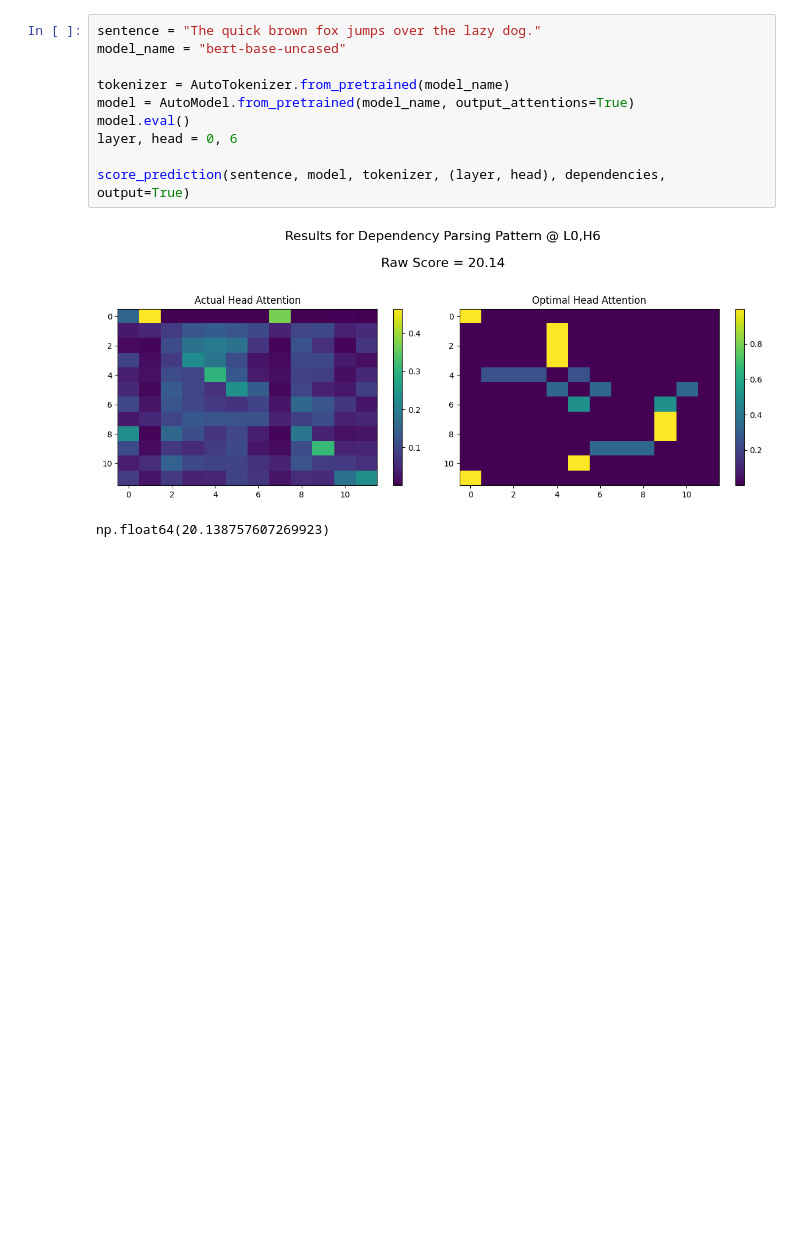
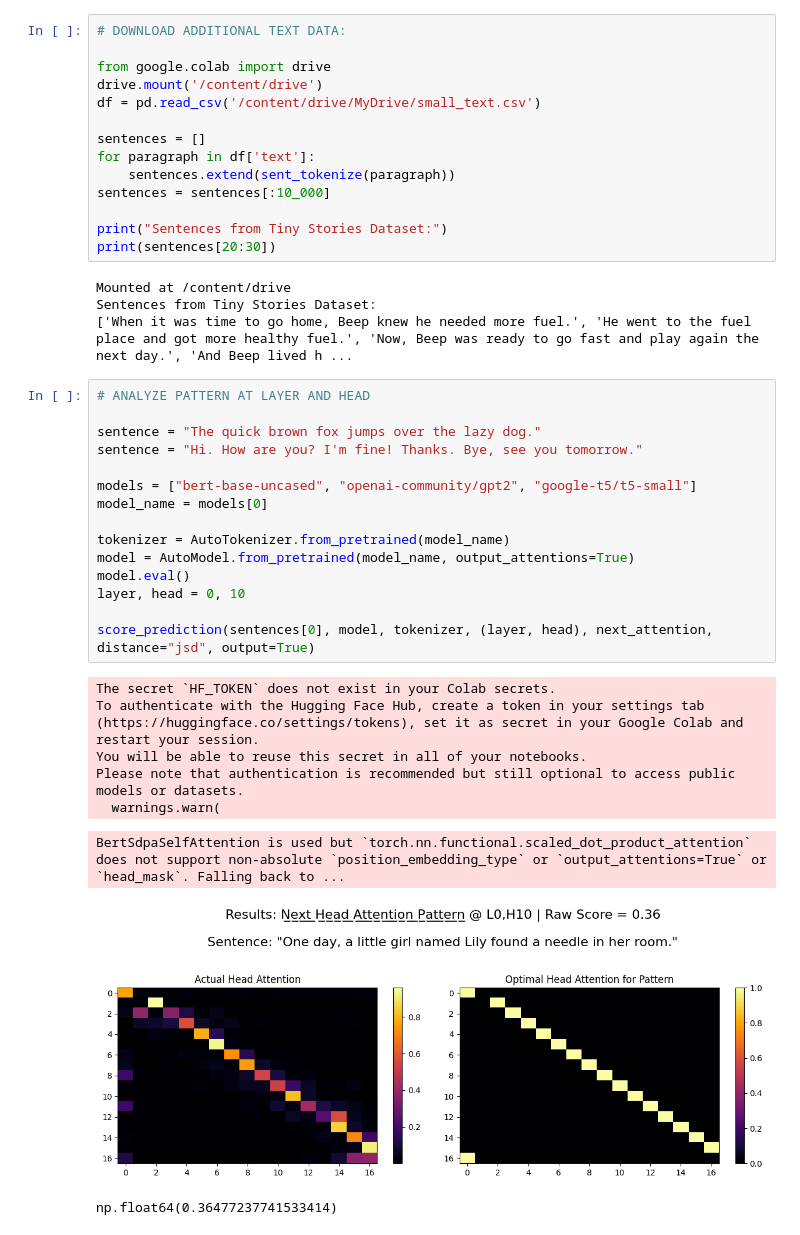
Before and after one commit to AmiriHayes/LLM-Interpretability, a Jupyter notebook: interpetability.ipynb, the cells around one changed output. Saved outputs shown, nothing was run; the diff lists cells and outputs as text; blank space fills up the shorter version.

```diff
--- a/interpetability.ipynb
+++ b/interpetability.ipynb
@@ -83,15 +179,44 @@ def score_prediction(sentence, torch_model, torch_tokenizer, head_loc, pattern,
     return score
+# %%
+# DOWNLOAD ADDITIONAL TEXT DATA:
+
+from google.colab import drive
+drive.mount('/content/drive')
+df = pd.read_csv('/content/drive/MyDrive/small_text.csv')
+
+sentences = []
+for paragraph in df['text']:
+    sentences.extend(sent_tokenize(paragraph))
+sentences = sentences[:10_000]
+
+print("Sentences from Tiny Stories Dataset:")
+print(sentences[20:30])
+# %% [output]
+Mounted at /content/drive
+Sentences from Tiny Stories Dataset:
+['When it was time to go home, Beep knew he needed more fuel.', 'He went to the fuel place and got more healthy fuel.', 'Now, Beep was ready to go fast and play again the next day.', 'And Beep lived h ...
 # %%
+# ANALYZE PATTERN AT LAYER AND HEAD
+
 sentence = "The quick brown fox jumps over the lazy dog."
-model_name = "bert-base-uncased"
+sentence = "Hi. How are you? I'm fine! Thanks. Bye, see you tomorrow."
+
+models = ["bert-base-uncased", "openai-community/gpt2", "google-t5/t5-small"]
+model_name = models[0]
 
 tokenizer = AutoTokenizer.from_pretrained(model_name)
 model = AutoModel.from_pretrained(model_name, output_attentions=True)
 model.eval()
-layer, head = 0, 6
+layer, head = 0, 10
 
-score_prediction(sentence, model, tokenizer, (layer, head), dependencies, output=True)
+score_prediction(sentences[0], model, tokenizer, (layer, head), next_attention, distance="jsd", output=True)
 # %% [output]
+The secret `HF_TOKEN` does not exist in your Colab secrets.
+To authenticate with the Hugging Face Hub, create a token in your settings tab (https://huggingface.co/settings/tokens), set it as secret in your Google Colab and restart your session.
+You will be able to reuse this secret in all of your notebooks.
+Please note that authentication is recommended but still optional to access public models or datasets.
+  warnings.warn(
+BertSdpaSelfAttention is used but `torch.nn.functional.scaled_dot_product_attention` does not support non-absolute `position_embedding_type` or `output_attentions=True` or `head_mask`. Falling back to ...
-[figure, old version]
+[figure, new version]
-np.float64(20.138757607269923)
+np.float64(0.36477237741533414)
 # %%
```
Also changed, not shown: parts of 9 cells of this notebook.
